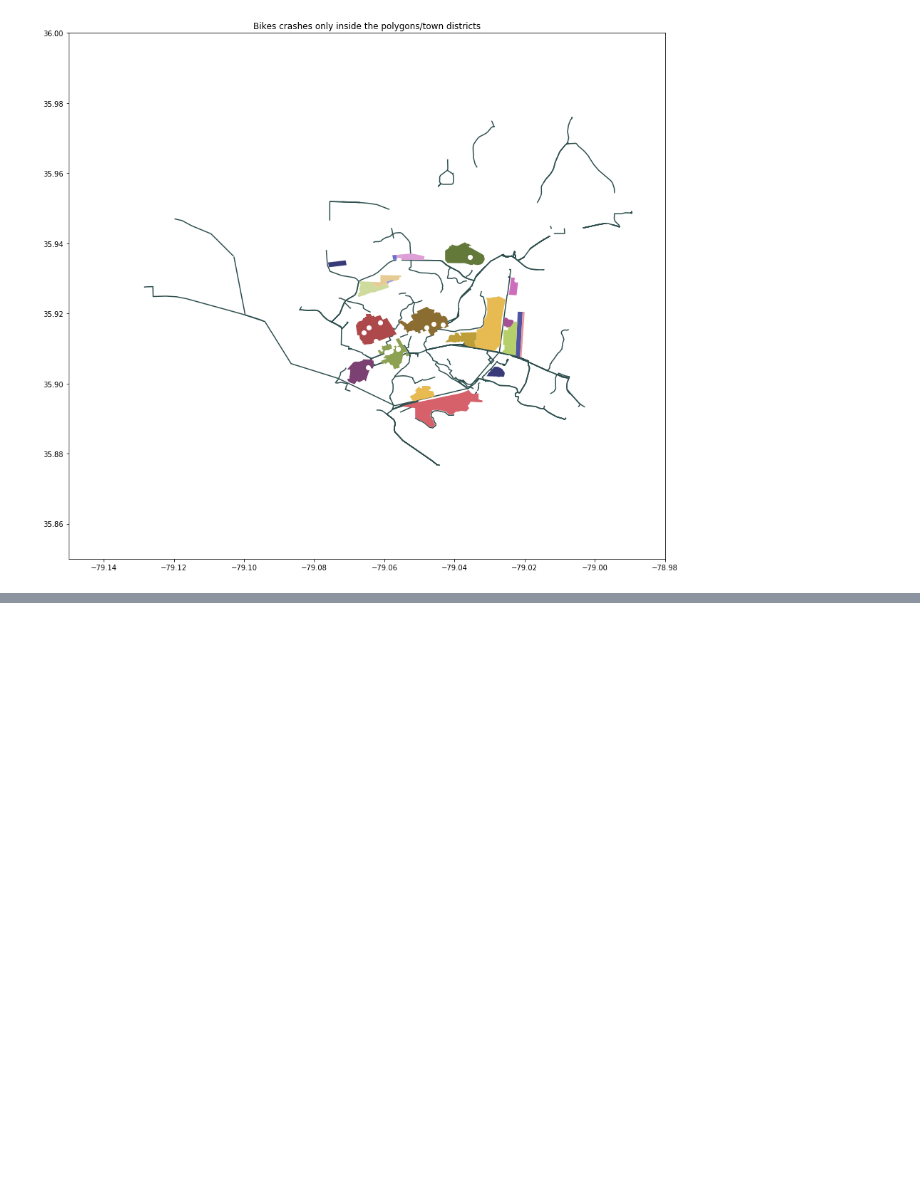
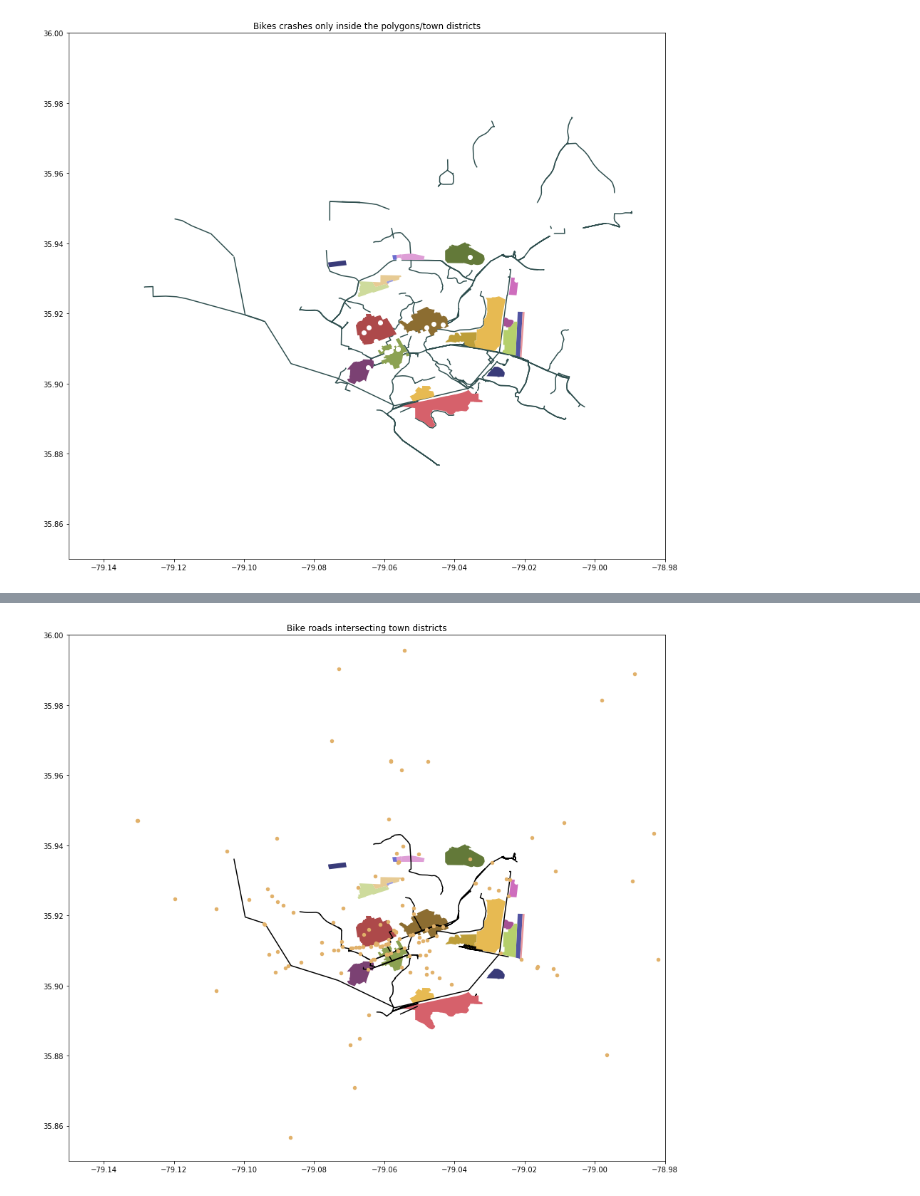
Before and after one commit to mahorn/bicycle-crashes, a Jupyter notebook: bicycles.ipynb, the cells around one changed output, grey strips where cells are left out. Drawn from its saved outputs; the diff is of its cells as text; code cells hidden in the pictures; blank space fills up the shorter version.

Commit message:
bike routes intersecting town polygons

```diff
--- a/bicycles.ipynb
+++ b/bicycles.ipynb
@@ -311,0 +342,17 @@ ax.set(xlim=(-79.15,-78.98), ylim=(35.85,36.0));
+# %%
+town_polygon = town.geometry.unary_union
+lines_town = lines[lines.geometry.intersects(town_polygon)]
+
+fig, ax = plt.subplots()
+
+title='Bike roads intersecting town districts'
+ax.set(title=title)
+
+# lines.plot(ax=ax, color='#2F4F4F', zorder=0);
+lines_town.plot(ax=ax, color='#000000', zorder=1);
+bicycles.plot(ax=ax, color='#E1B16A', zorder=2, markersize=20);
+town.plot(ax=ax, zorder=0, cmap='tab20b');
+
+ax.set(xlim=(-79.15,-78.98), ylim=(35.85,36.0));
+# %% [output]
+[figure, added]
```
Also changed, not shown: parts of 1 cell of this notebook.
